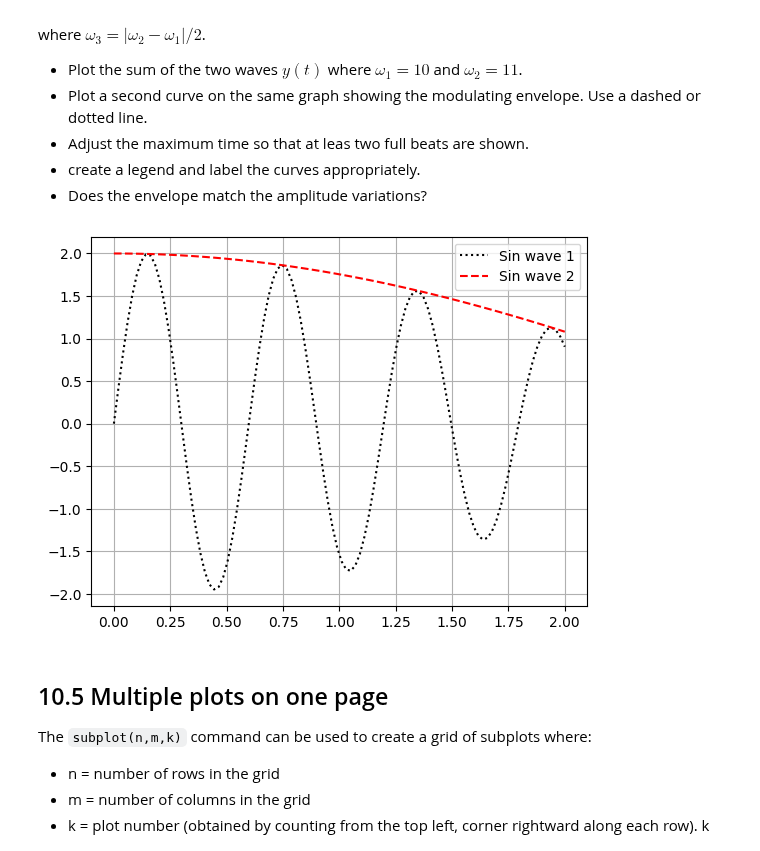
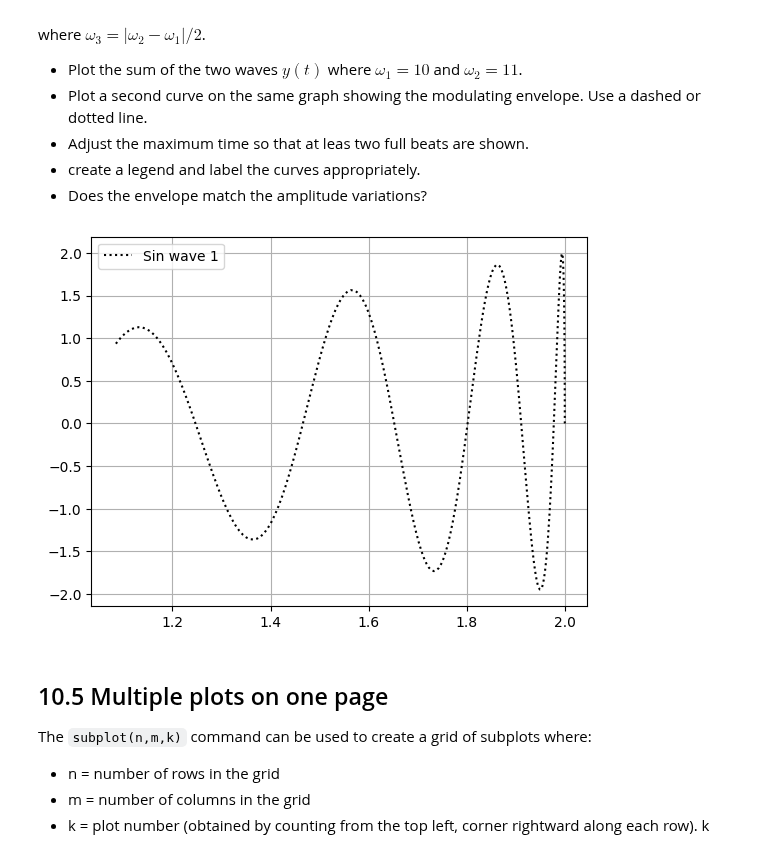
Before and after one commit to jakeTHEEsnak8/Computational-Physics, a Jupyter notebook: Python_Tutorials/Chapter_10_2D_Plots_Part_1.ipynb, the cells around one changed output. Drawn from its saved outputs; the diff is of its cells as text; code cells hidden in the pictures.

```diff
--- a/Python_Tutorials/Chapter_10_2D_Plots_Part_1.ipynb
+++ b/Python_Tutorials/Chapter_10_2D_Plots_Part_1.ipynb
@@ -317,22 +317,22 @@ where $\omega_3 = |\omega_2-\omega_1|/2$.
 # %%
 
 import matplotlib.pyplot as plt
 import numpy as np
 
 # your code here
 omega_2 = 11
 omega_1 = 10
 y = np.sin(omega_1*t)+np.sin(omega_2*t)
 omega_3 = np.abs(omega_2-omega_1)/2
 y_t = 2* np.cos(omega_3*t)
 
-plt.plot(x, y , 'k:', label='Sin wave 1')
-plt.plot(x, y_t, 'r--', label = 'Sin wave 2')
+plt.plot(y_t,y , 'k:', label='Sin wave 1')
+
 plt.grid(True)
 plt.legend()
 plt.show()
 # %% [output]
-[figure, old version]
+[figure, new version]
 # %% [markdown]
 ## 10.5 Multiple plots on one page
 
```
Also changed, not shown: parts of 2 cells of this notebook.
